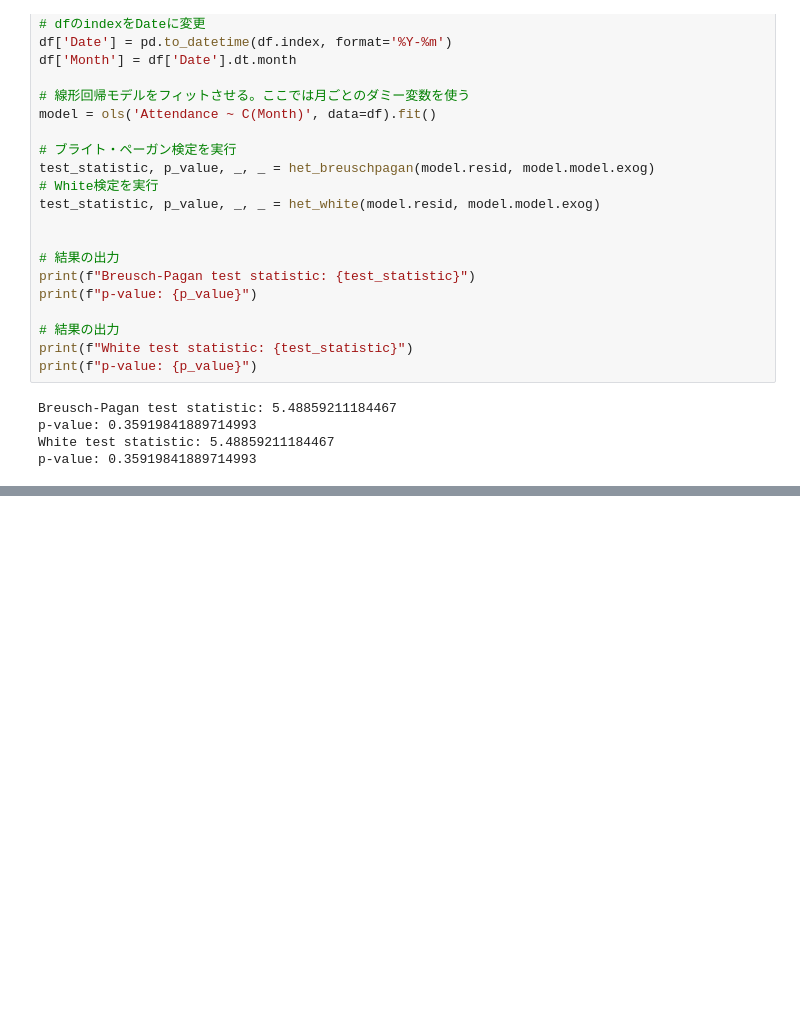
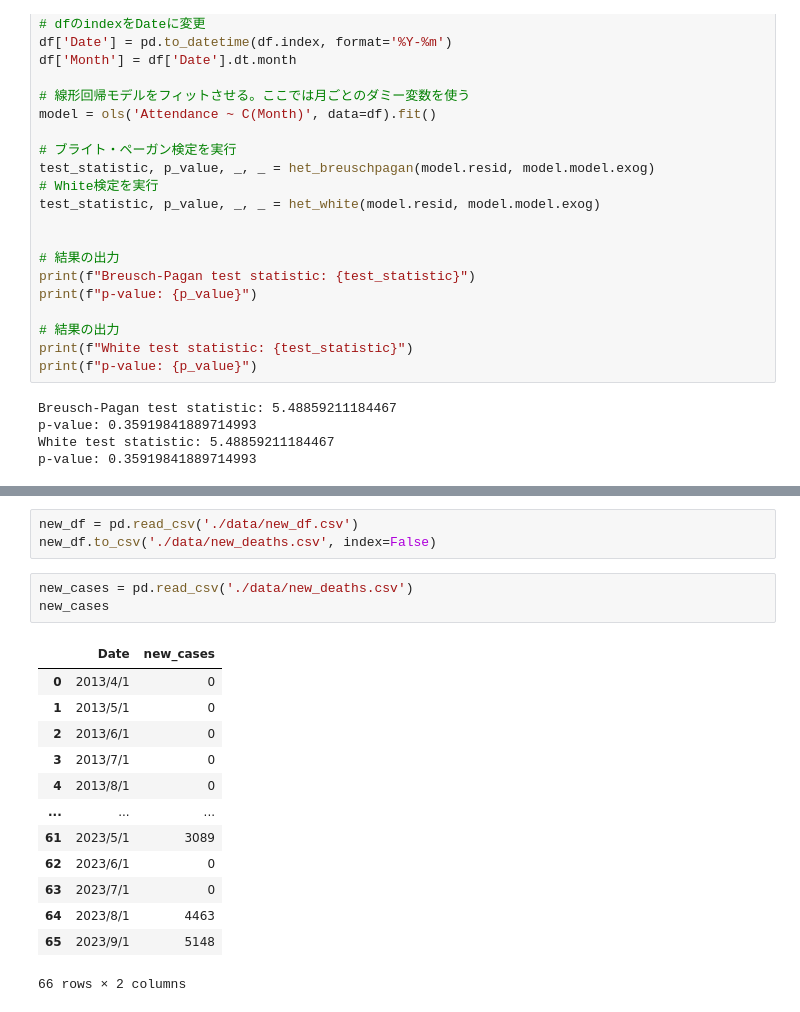
Before and after one commit to mohki7/graduation_thesis, a Jupyter notebook: Analysis.ipynb, the cells around one changed output, grey strips where cells are left out. Cells and saved outputs as stored; diff of their text form; blank space fills up the shorter version.

```diff
--- a/Analysis.ipynb
+++ b/Analysis.ipynb
@@ -422,0 +463,20 @@ p-value: 0.35919841889714993
+# %%
+new_df = pd.read_csv('./data/new_df.csv')
+new_df.to_csv('./data/new_deaths.csv', index=False)
+# %%
+new_cases = pd.read_csv('./data/new_deaths.csv')
+new_cases
+# %% [output]
+|  | Date | new_cases |
+| 0 | 2013/4/1 | 0 |
+| 1 | 2013/5/1 | 0 |
+| 2 | 2013/6/1 | 0 |
+| 3 | 2013/7/1 | 0 |
+| 4 | 2013/8/1 | 0 |
+| ... | ... | ... |
+| 61 | 2023/5/1 | 3089 |
+| 62 | 2023/6/1 | 0 |
+| 63 | 2023/7/1 | 0 |
+| 64 | 2023/8/1 | 4463 |
+| 65 | 2023/9/1 | 5148 |
+66 rows × 2 columns
```
Also changed, not shown: parts of 6 cells of this notebook, 6 other files.
